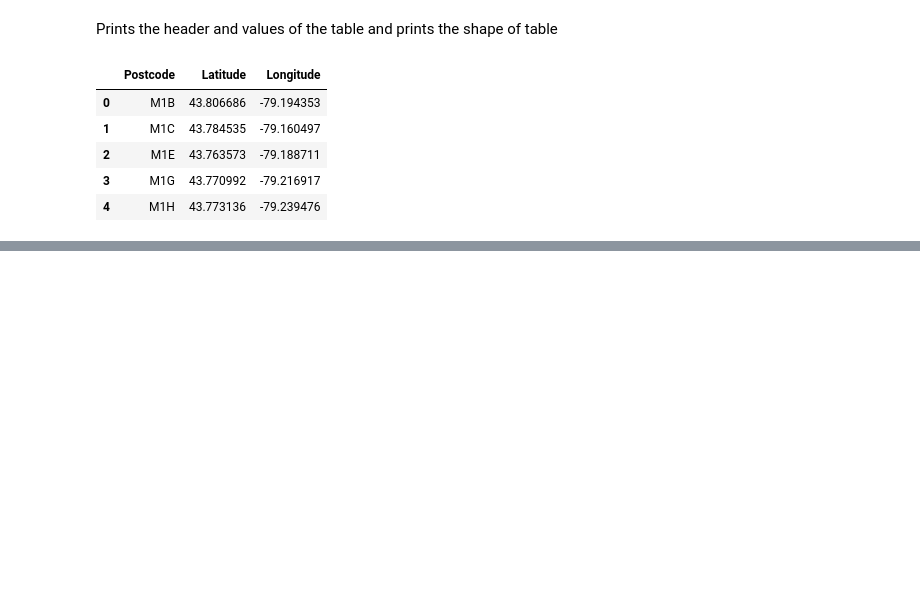
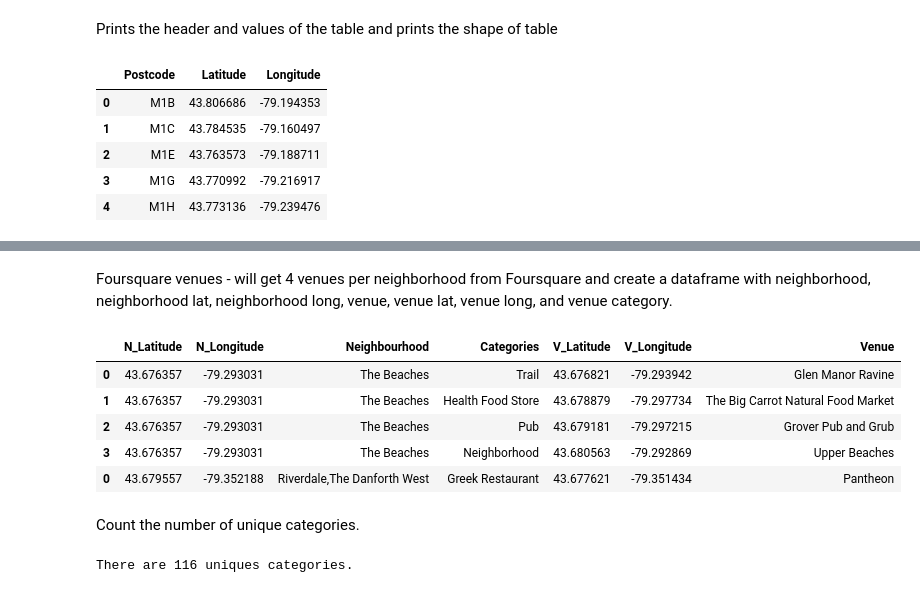
Before and after one commit to jonpchu/coursera_capstone_project, a Jupyter notebook: Segmenting and Clustering Neighborhoods 2.ipynb, the cells around one changed output, grey strips where cells are left out. Saved outputs shown, nothing was run; the diff lists cells and outputs as text; code cells hidden in the pictures; blank space fills up the shorter version.

```diff
--- a/Segmenting and Clustering Neighborhoods 2.ipynb
+++ b/Segmenting and Clustering Neighborhoods 2.ipynb
@@ -96,0 +124,71 @@ df_final2
+# %%
+toronto_latitude = df_final2['Latitude']
+toronto_longitude = df_final2['Longitude']
+toronto_neighbourhood = df_final2['Neighbourhood']
+
+#print(toronto_latitude)
+#print(toronto_longitude)
+#print(toronto_neighbourhood)
+# %% [markdown]
+Foursquare venues - will get 4 venues per neighborhood from Foursquare and create a dataframe with neighborhood, neighborhood lat, neighborhood long, venue, venue lat, venue long, and venue category.
+# %%
+LIMIT = 10
+radius = 500
+results = list()
+
+def get_category_type(row):
+    try:
+        categories_list = row['categories']
+    except:
+        categories_list = row['venue.categories']
+
+    if len(categories_list) == 0:
+        return None
+    else:
+        return categories_list[0]['name']
+
+nearby_venues_final = pd.DataFrame(columns = ['name','categories','lat','lng'])
+
+foursquare_data = list()
+for lat, long, neig in zip(toronto_latitude, toronto_longitude, toronto_neighbourhood):
+    url = 'https://api.foursquare.com/v2/venues/explore?&client_id={}&client_secret={}&v={}&ll={},{}&radius={}&limit={}'.format(
+        CLIENT_ID,
+        CLIENT_SECRET,
+        VERSION,
+        lat,
+        long,
+        radius,
+        LIMIT)
+
+    foursquare = requests.get(url).json()
+
+    venues = foursquare['response']['groups'][0]['items']
+
+    nearby_venues = json_normalize(venues)
+    filtered_columns = ['venue.name','venue.categories','venue.location.lat','venue.location.lng']
+    nearby_venues = nearby_venues.loc[:, filtered_columns]
+
+    nearby_venues['venue.categories']=nearby_venues.apply(get_category_type, axis=1)
+
+    nearby_venues.columns = [col.split(".")[-1] for col in nearby_venues.columns]
+    nearby_venues['Neighbourhood'] = neig
+    nearby_venues['N_Latitude'] = lat
+    nearby_venues['N_Longitude'] = long
+    nearby_venues_final = nearby_venues_final.append(nearby_venues)
+
+nearby_venues_final.rename(columns={'categories':'Categories','lat':'V_Latitude','lng':'V_Longitude','name':'Venue'},inplace=True)
+nearby_venues_final.reset_index()
+nearby_venues_final.head()
+# %% [output]
+|  | N_Latitude | N_Longitude | Neighbourhood | Categories | V_Latitude | V_Longitude | Venue |
+| 0 | 43.676357 | -79.293031 | The Beaches | Trail | 43.676821 | -79.293942 | Glen Manor Ravine |
+| 1 | 43.676357 | -79.293031 | The Beaches | Health Food Store | 43.678879 | -79.297734 | The Big Carrot Natural Food Market |
+| 2 | 43.676357 | -79.293031 | The Beaches | Pub | 43.679181 | -79.297215 | Grover Pub and Grub |
+| 3 | 43.676357 | -79.293031 | The Beaches | Neighborhood | 43.680563 | -79.292869 | Upper Beaches |
+| 0 | 43.679557 | -79.352188 | Riverdale,The Danforth West | Greek Restaurant | 43.677621 | -79.351434 | Pantheon |
+# %% [markdown]
+Count the number of unique categories.
+# %%
+print('There are {} uniques categories.'.format(len(nearby_venues_final['Categories'].unique())))
+# %% [output]
+There are 116 uniques categories.
```
Also changed, not shown: parts of 21 cells of this notebook.
